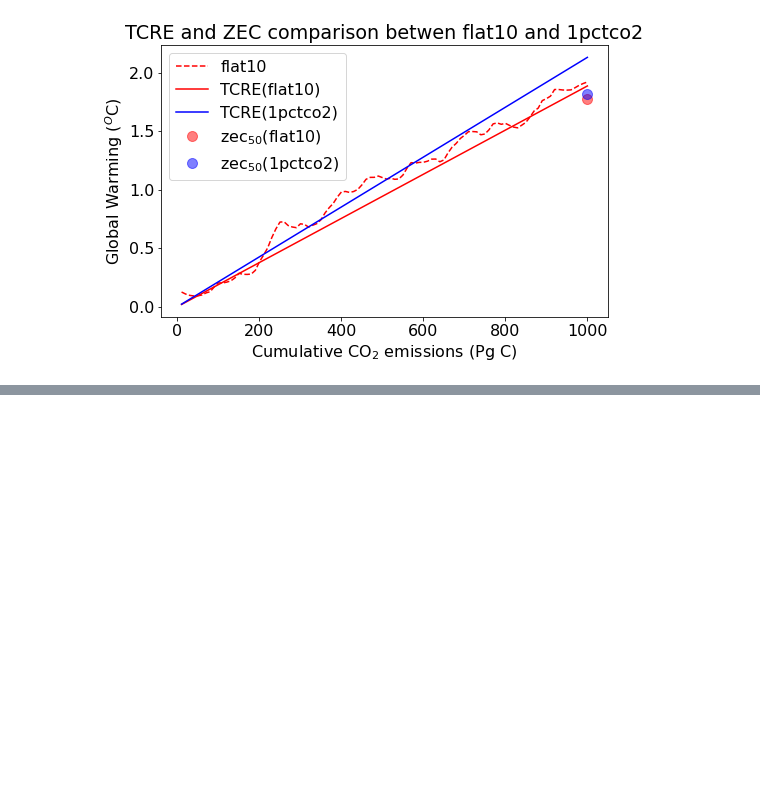
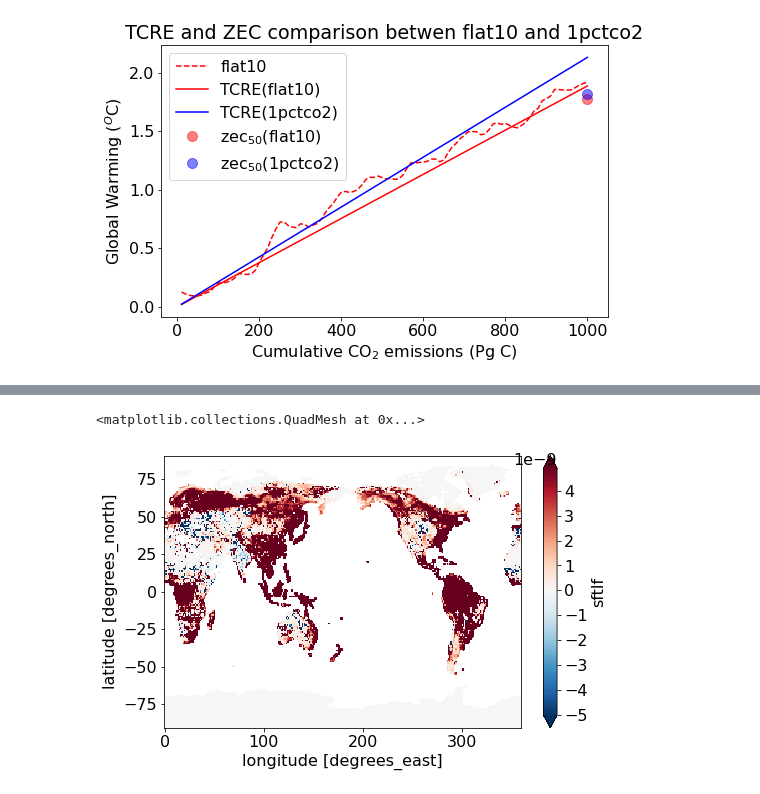
Before and after one commit to ckoven/flat10, a Jupyter notebook: flat10-analysis.ipynb, the cells around one changed output, grey strips where cells are left out. Drawn from its saved outputs; the diff is of its cells as text; code cells hidden in the pictures; blank space fills up the shorter version.

```diff
--- a/flat10-analysis.ipynb
+++ b/flat10-analysis.ipynb
@@ -522,0 +577,5 @@ plt.legend(['flat10','TCRE(flat10)','TCRE(1pctco2)','zec$_{50}$(flat10)','zec$_{
+# %%
+emiss_land_map.plot(levels=np.arange(-50,50)*1e-10)
+# %% [output]
+<matplotlib.collections.QuadMesh at 0x...>
+[figure, added]
```
Also changed, not shown: parts of 7 cells of this notebook.
